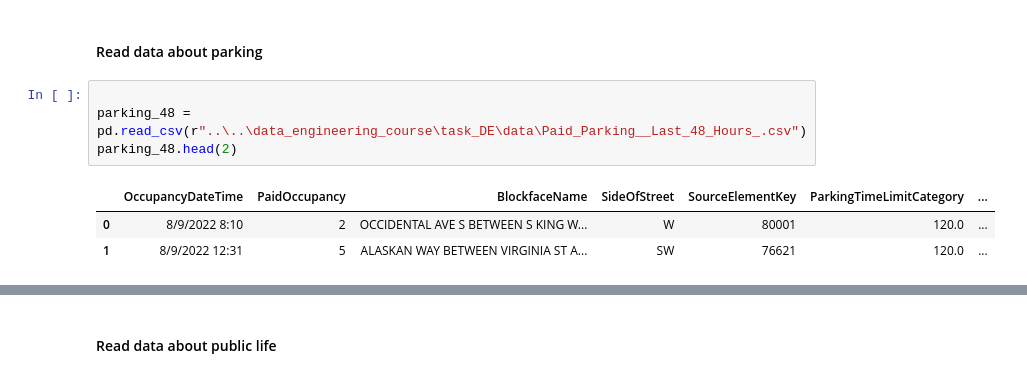
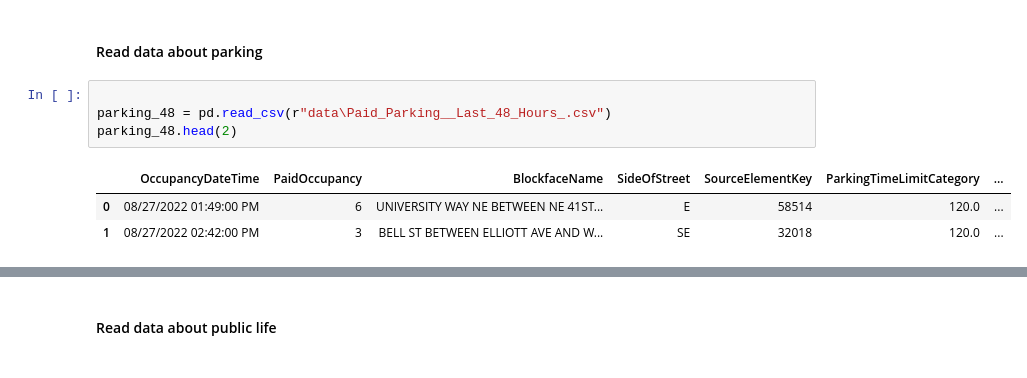
Before and after one commit to master-lily/Seattle_parking_public_life_DE, a Jupyter notebook: task_DE/task_DE.ipynb, the cells around one changed output, grey strips where cells are left out. Saved outputs shown, nothing was run; the diff lists cells and outputs as text.

```diff
--- a/task_DE/task_DE.ipynb
+++ b/task_DE/task_DE.ipynb
@@ -15,10 +15,10 @@ import numpy as np
 #### Read data about parking
 # %%
 
-parking_48 = pd.read_csv(r"..\..\data_engineering_course\task_DE\data\Paid_Parking__Last_48_Hours_.csv")
+parking_48 = pd.read_csv(r"data\Paid_Parking__Last_48_Hours_.csv")
 parking_48.head(2)
 # %% [output]
 |  | OccupancyDateTime | PaidOccupancy | BlockfaceName | SideOfStreet | SourceElementKey | ParkingTimeLimitCategory | ... |
-| 0 | 8/9/2022 8:10 | 2 | OCCIDENTAL AVE S BETWEEN S KING W... | W | 80001 | 120.0 | ... |
-| 1 | 8/9/2022 12:31 | 5 | ALASKAN WAY BETWEEN VIRGINIA ST A... | SW | 76621 | 120.0 | ... |
+| 0 | 08/27/2022 01:49:00 PM | 6 | UNIVERSITY WAY NE BETWEEN NE 41ST... | E | 58514 | 120.0 | ... |
+| 1 | 08/27/2022 02:42:00 PM | 3 | BELL ST BETWEEN ELLIOTT AVE AND W... | SE | 32018 | 120.0 | ... |
 # %%
```
Also changed, not shown: parts of 49 cells of this notebook.
